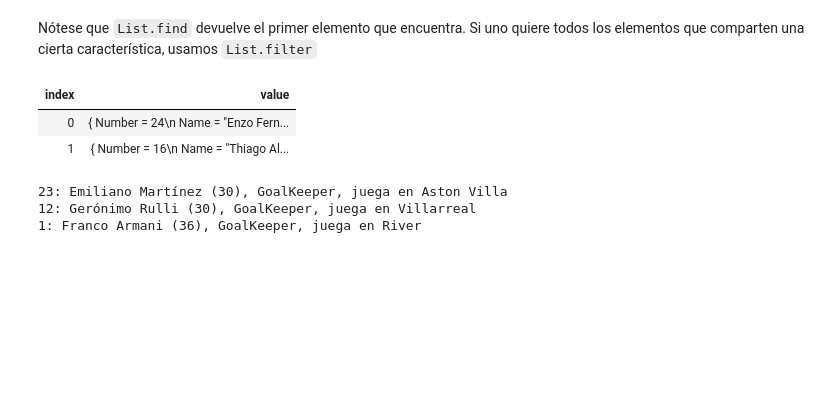
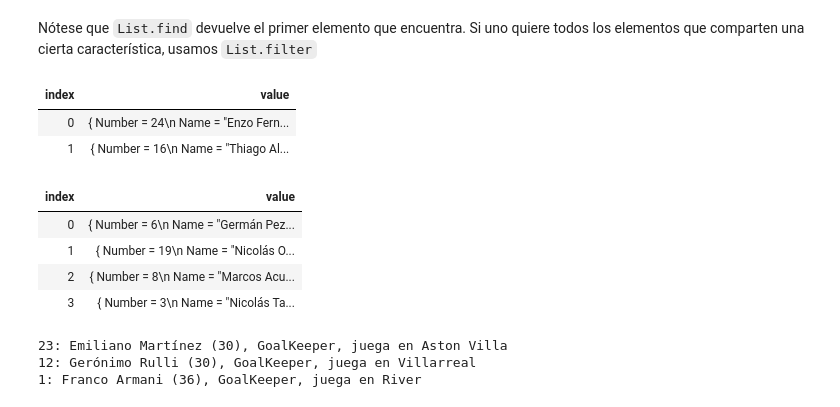
Before and after one commit to fcolavecchia/fp-course-public, a Jupyter notebook: es/MoreOnCollections.ipynb, the cells around one changed output. Drawn from its saved outputs; the diff is of its cells as text; code cells hidden in the pictures; blank space fills up the shorter version.

```diff
--- a/es/MoreOnCollections.ipynb
+++ b/es/MoreOnCollections.ipynb
@@ -301,6 +329,15 @@ champions2022
 | index | value |
 | 0 | { Number = 24\n Name = "Enzo Fern... |
 | 1 | { Number = 16\n Name = "Thiago Al... |
+# %%
+champions2022
+|> List.filter (fun p -> p.Age > 25uy && p.Position = Defender)
+# %% [output]
+| index | value |
+| 0 | { Number = 6\n Name = "Germán Pez... |
+| 1 | { Number = 19\n Name = "Nicolás O... |
+| 2 | { Number = 8\n Name = "Marcos Acu... |
+| 3 | { Number = 3\n Name = "Nicolás Ta... |
 # %%
 let arqueros =
     champions2022
```
Also changed, not shown: parts of 9 cells of this notebook.
